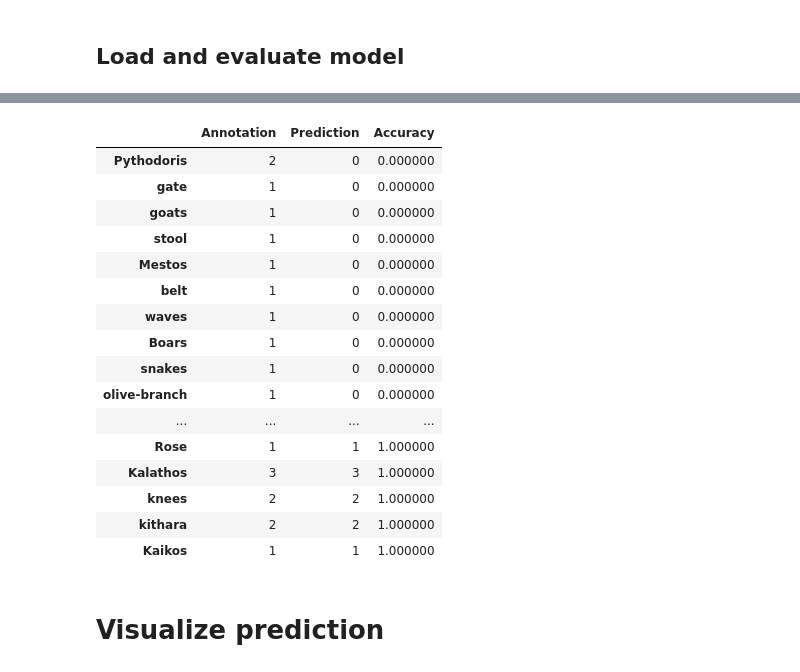
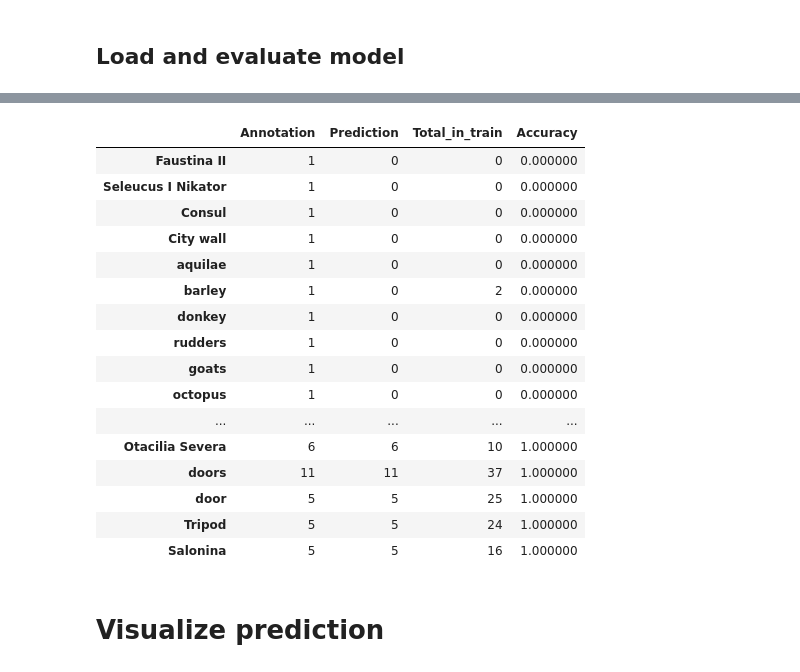
Before and after one commit to Frankfurt-BigDataLab/NLP-on-multilingual-coin-datasets, a Jupyter notebook: Notebooks English/NER_English.ipynb, the cells around one changed output, grey strips where cells are left out. Saved outputs shown, nothing was run; the diff lists cells and outputs as text; code cells hidden in the pictures.

Commit message:
Update NER and RE pipline
Added new sql dumps:
nlp_training_designs
nlp_relation_extraction: old format (only ids)
nlp_relation_extraction_V2: new format (ids and str)

```diff
--- a/Notebooks English/NER_English.ipynb
+++ b/Notebooks English/NER_English.ipynb
@@ -199,8 +218,14 @@ X_test.head(2)
+# %%
+X_train["annotation_str"] = X_train.apply(lambda row: get_text(row.design_en, row.annotation), axis=1)
 # %%
 labels = {}
 for index, row in X_test.iterrows():
     for i in row.annotation_str:
-        labels[i] = [0,0]
+        labels[i] = [0,0,0]
+
+for index, row in X_train.iterrows():
+    for i in row.annotation_str:
+        labels[i] = [0,0,0]
 # %%
 for index, row in X_test.iterrows():
     annot = row.annotation_str
@@ -210,8 +235,14 @@ for index, row in X_test.iterrows():
         labels[i][0] += 1
         if i in pred:
             labels[i][1] += 1
+# %%
+for index, row in X_train.iterrows():
+    annot = row.annotation_str
+
+    for i in annot:
+        labels[i][2] += 1
 # %%
-label_scores = pd.DataFrame().from_dict(labels, orient="index").rename(columns={0:"Annotation", 1:"Prediction"})
+label_scores = pd.DataFrame().from_dict(labels, orient="index").rename(columns={0:"Annotation", 1:"Prediction", 2:"Total_in_train"})
 # %%
 label_scores["Accuracy"] = label_scores.apply(lambda row: row.Prediction/row.Annotation, axis=1)
 # %%
@@ -223,23 +255,23 @@ label_scores.loc[label_scores.index.str.contains("Alexander")]
 # %%
-label_scores.sort_values("Accuracy").head(60)
+label_scores.sort_values("Accuracy").head(200).style
 # %% [output]
-|  | Annotation | Prediction | Accuracy |
-| Pythodoris | 2 | 0 | 0.000000 |
-| gate | 1 | 0 | 0.000000 |
-| goats | 1 | 0 | 0.000000 |
-| stool | 1 | 0 | 0.000000 |
-| Mestos | 1 | 0 | 0.000000 |
-| belt | 1 | 0 | 0.000000 |
-| waves | 1 | 0 | 0.000000 |
-| Boars | 1 | 0 | 0.000000 |
-| snakes | 1 | 0 | 0.000000 |
-| olive-branch | 1 | 0 | 0.000000 |
-| ... | ... | ... | ... |
-| Rose | 1 | 1 | 1.000000 |
-| Kalathos | 3 | 3 | 1.000000 |
-| knees | 2 | 2 | 1.000000 |
-| kithara | 2 | 2 | 1.000000 |
-| Kaikos | 1 | 1 | 1.000000 |
+|  | Annotation | Prediction | Total_in_train | Accuracy |
+| Faustina II | 1 | 0 | 0 | 0.000000 |
+| Seleucus I Nikator | 1 | 0 | 0 | 0.000000 |
+| Consul | 1 | 0 | 0 | 0.000000 |
+| City wall | 1 | 0 | 0 | 0.000000 |
+| aquilae | 1 | 0 | 0 | 0.000000 |
+| barley | 1 | 0 | 2 | 0.000000 |
+| donkey | 1 | 0 | 0 | 0.000000 |
+| rudders | 1 | 0 | 0 | 0.000000 |
+| goats | 1 | 0 | 0 | 0.000000 |
+| octopus | 1 | 0 | 0 | 0.000000 |
+| ... | ... | ... | ... | ... |
+| Otacilia Severa | 6 | 6 | 10 | 1.000000 |
+| doors | 11 | 11 | 37 | 1.000000 |
+| door | 5 | 5 | 25 | 1.000000 |
+| Tripod | 5 | 5 | 24 | 1.000000 |
+| Salonina | 5 | 5 | 16 | 1.000000 |
 # %% [markdown]
 # Visualize prediction
 # %%
```
Also changed, not shown: parts of 16 cells of this notebook, 7 other files.
